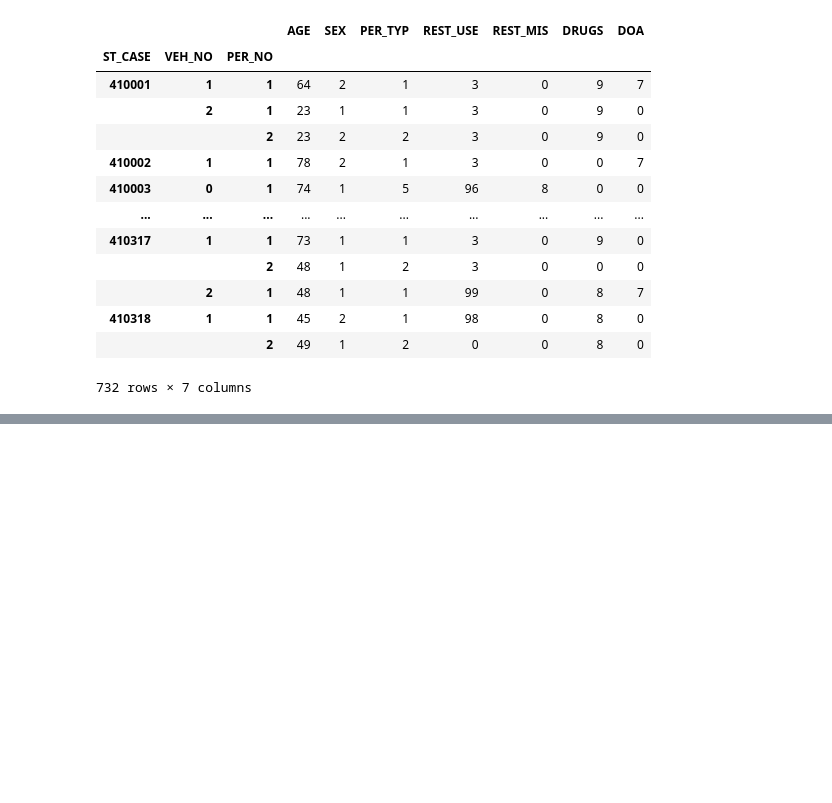
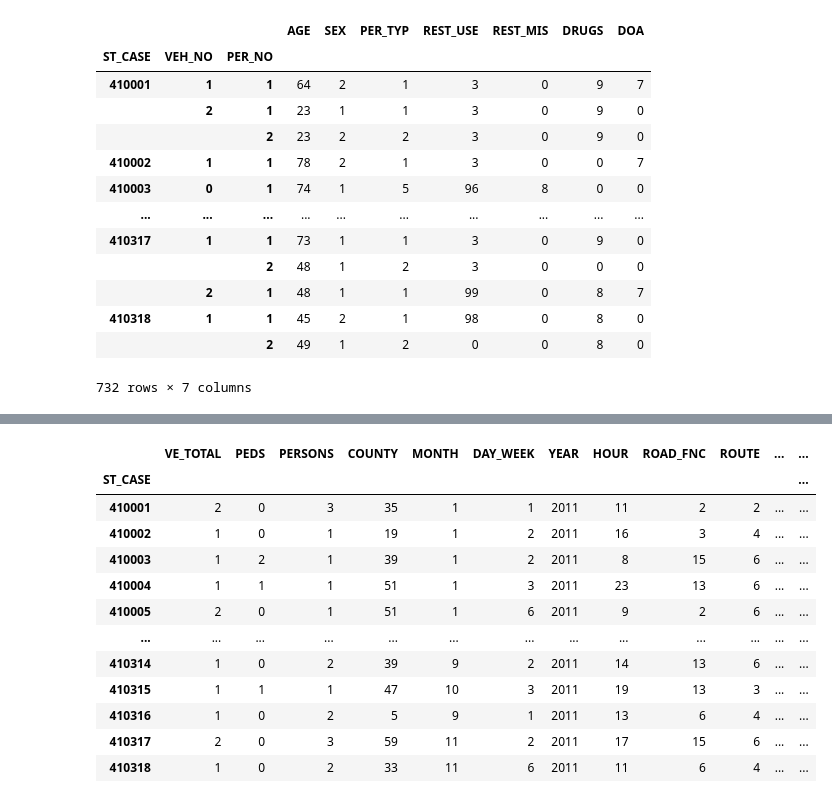
Before and after one commit to RebelKell/group-4, a Jupyter notebook: exploratory_code.ipynb, the cells around one changed output, grey strips where cells are left out. Drawn from its saved outputs; the diff is of its cells as text; code cells hidden in the pictures; blank space fills up the shorter version.

```diff
--- a/exploratory_code.ipynb
+++ b/exploratory_code.ipynb
@@ -451,0 +481,84 @@ person_reindex.loc[st_case[0:2],['SEX']]
+# %%
+accidents_reindex['SEX_1'] = 0
+accidents_reindex['SEX_2'] = 0
+accidents_reindex['SEX_8'] = 0
+accidents_reindex['SEX_9'] = 0
+# %%
+# Setting gender columns in accidents_df
+gender_1 = 0
+gender_2 = 0
+gender_8 = 0
+gender_9 = 0
+
+prev_case = 410001
+
+for index in person_reindex.index:
+    st_case = index[0]
+
+    if st_case == prev_case:
+
+        gender = person_reindex.loc[index]['SEX']
+
+        if gender == 1:
+            gender_1 += 1
+
+        elif gender == 2:
+            gender_2 += 1
+
+        elif gender == 8:
+            gender_8 += 1
+
+        elif gender == 9:
+            gender_9 += 1
+
+        accidents_reindex.at[st_case, 'SEX_1'] = gender_1
+        accidents_reindex.at[st_case, 'SEX_2'] = gender_2
+        accidents_reindex.at[st_case, 'SEX_8'] = gender_8
+        accidents_reindex.at[st_case, 'SEX_9'] = gender_9
+
+        prev_case = st_case
+
+    elif st_case != prev_case:
+
+        gender_1 = 0
+        gender_2 = 0
+        gender_8 = 0
+        gender_9 = 0
+
+        gender = person_reindex.loc[index]['SEX']
+
+        if gender == 1:
+            gender_1 += 1
+
+        elif gender == 2:
+            gender_2 += 1
+
+        elif gender == 8:
+            gender_8 += 1
+
+        elif gender == 9:
+            gender_9 += 1
+
+        accidents_reindex.at[st_case, 'SEX_1'] = gender_1
+        accidents_reindex.at[st_case, 'SEX_2'] = gender_2
+        accidents_reindex.at[st_case, 'SEX_8'] = gender_8
+        accidents_reindex.at[st_case, 'SEX_9'] = gender_9
+
+        prev_case = st_case
+
+
+accidents_reindex
+# %% [output]
+|  | VE_TOTAL | PEDS | PERSONS | COUNTY | MONTH | DAY_WEEK | YEAR | HOUR | ROAD_FNC | ROUTE | ... | ... |
+| ST_CASE |  |  |  |  |  |  |  |  |  |  |  | ... |
+| 410001 | 2 | 0 | 3 | 35 | 1 | 1 | 2011 | 11 | 2 | 2 | ... | ... |
+| 410002 | 1 | 0 | 1 | 19 | 1 | 2 | 2011 | 16 | 3 | 4 | ... | ... |
+| 410003 | 1 | 2 | 1 | 39 | 1 | 2 | 2011 | 8 | 15 | 6 | ... | ... |
+| 410004 | 1 | 1 | 1 | 51 | 1 | 3 | 2011 | 23 | 13 | 6 | ... | ... |
+| 410005 | 2 | 0 | 1 | 51 | 1 | 6 | 2011 | 9 | 2 | 6 | ... | ... |
+| ... | ... | ... | ... | ... | ... | ... | ... | ... | ... | ... | ... | ... |
+| 410314 | 1 | 0 | 2 | 39 | 9 | 2 | 2011 | 14 | 13 | 6 | ... | ... |
+| 410315 | 1 | 1 | 1 | 47 | 10 | 3 | 2011 | 19 | 13 | 3 | ... | ... |
+| 410316 | 1 | 0 | 2 | 5 | 9 | 1 | 2011 | 13 | 6 | 4 | ... | ... |
+| 410317 | 2 | 0 | 3 | 59 | 11 | 2 | 2011 | 17 | 15 | 6 | ... | ... |
+| 410318 | 1 | 0 | 2 | 33 | 11 | 6 | 2011 | 11 | 6 | 4 | ... | ... |
```
Also changed, not shown: parts of 53 cells of this notebook, 1 other file.
